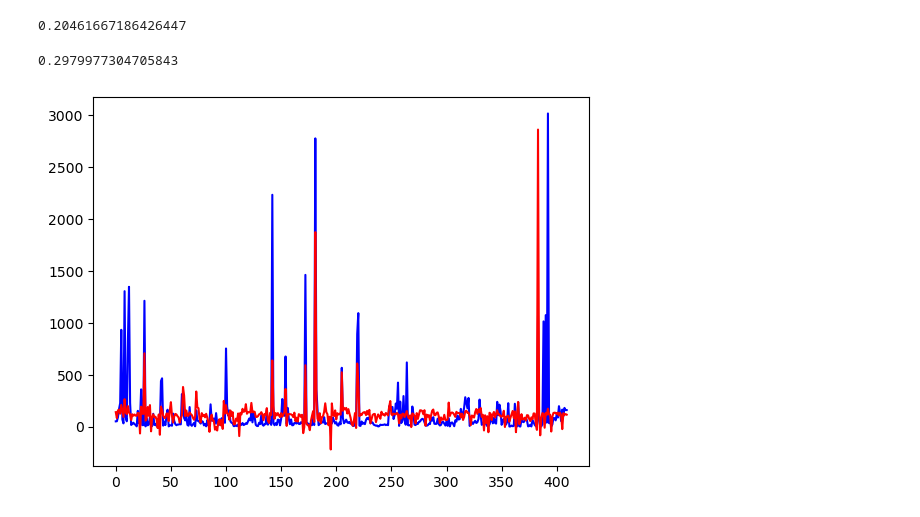
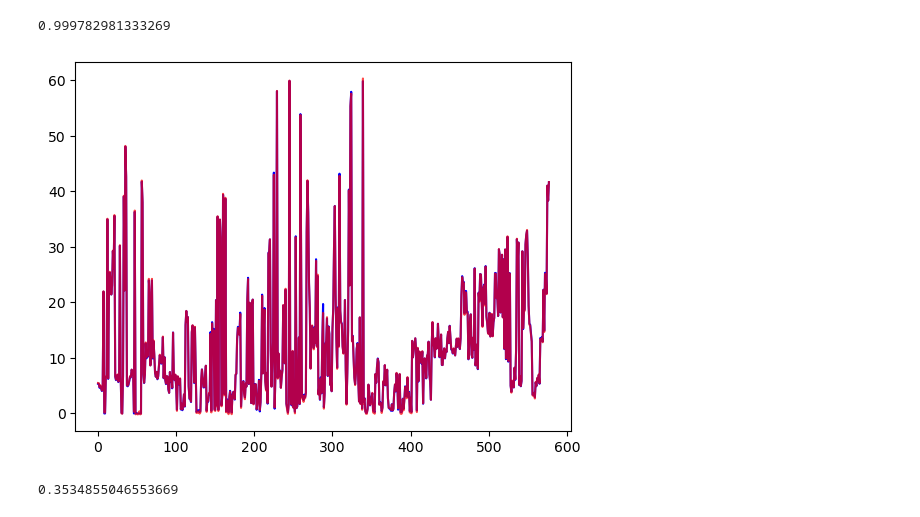
Before and after one commit to Pluto-Nemo/GTCNNWR_Learning, a Jupyter notebook: SVM/SVR.ipynb, the cells around one changed output. Drawn from its saved outputs; the diff is of its cells as text; code cells hidden in the pictures.

```diff
--- a/SVM/SVR.ipynb
+++ b/SVM/SVR.ipynb
@@ -350,30 +347,38 @@ Optimal solution is: 33321.380158 111.887258 0.024670
 # Optimal function value is: 0.410156;
 # Optimal solution is: 33321.380158 111.887258 0.024670
 # %%
-#训练集
+#验证集1
 svr = SVR(
     kernel ='rbf',
     tol = 0.001,
-    C = 33321.380158,
-    epsilon = 111.887258,
-    gamma =  0.024670
+    C = 39166.469144,
+    epsilon = 0.333448,
+    gamma =  0.757189
 )
-svr.fit(x_train,y_train)
-y_pred = svr.predict(x_train)
-print(r2_score(y_train,y_pred))
+svr.fit(x_train1,y_train1)
+y_pred = svr.predict(x_valid1)
+print(r2_score(y_valid1,y_pred))
 # %% [output]
-0.20461667186426447
+0.999782981333269
-# %%
-#验证集
-svr.fit(x_train,y_train)
-y_pred = svr.predict(x_test)
-print(r2_score(y_test,y_pred))
-# %% [output]
-0.2979977304705843
 # %%
-#plt.plot(list(range(0,y_train.size)), y_train[0:], color = 'blue')
-plt.plot(list(range(0,y_test.size)), y_test[0:], color = 'blue')
-plt.plot(list(range(0,y_pred.size)), y_pred[0:], color = 'red')
+plt.plot(list(range(0,y_valid1.size)), y_valid1, color = 'blue',alpha=1)
+plt.plot(list(range(0,y_pred.size)), y_pred, color = 'red',alpha=0.7)
 plt.show()
 # %% [output]
-[figure, old version]
+[figure, new version]
+# %%
+#测试集0.661774
+#0.627509
+#验证集2
+svr = SVR(
+    kernel ='rbf',
+    tol = 0.001,
+    C = 176.735880,#839.531281,
+    epsilon = 2.476691,#2.894150,
+    gamma = 0.059890#0.006854,
+)
+svr.fit(x_train2,y_train2)
+y_pred = svr.predict(x_valid2)
+print(r2_score(y_valid2,y_pred))
+# %% [output]
+0.3534855046553669
```
Also changed, not shown: parts of 7 cells of this notebook.
